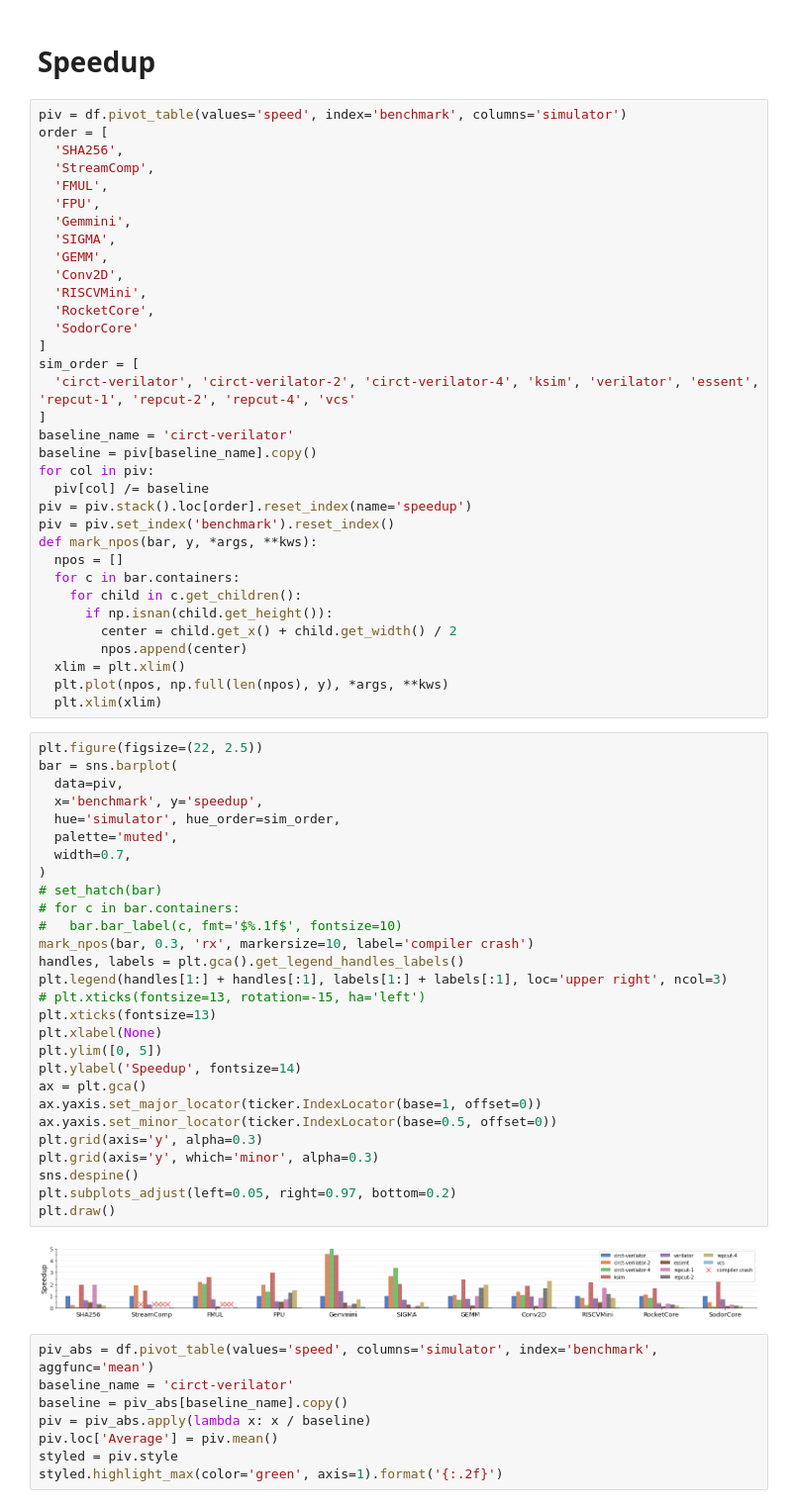
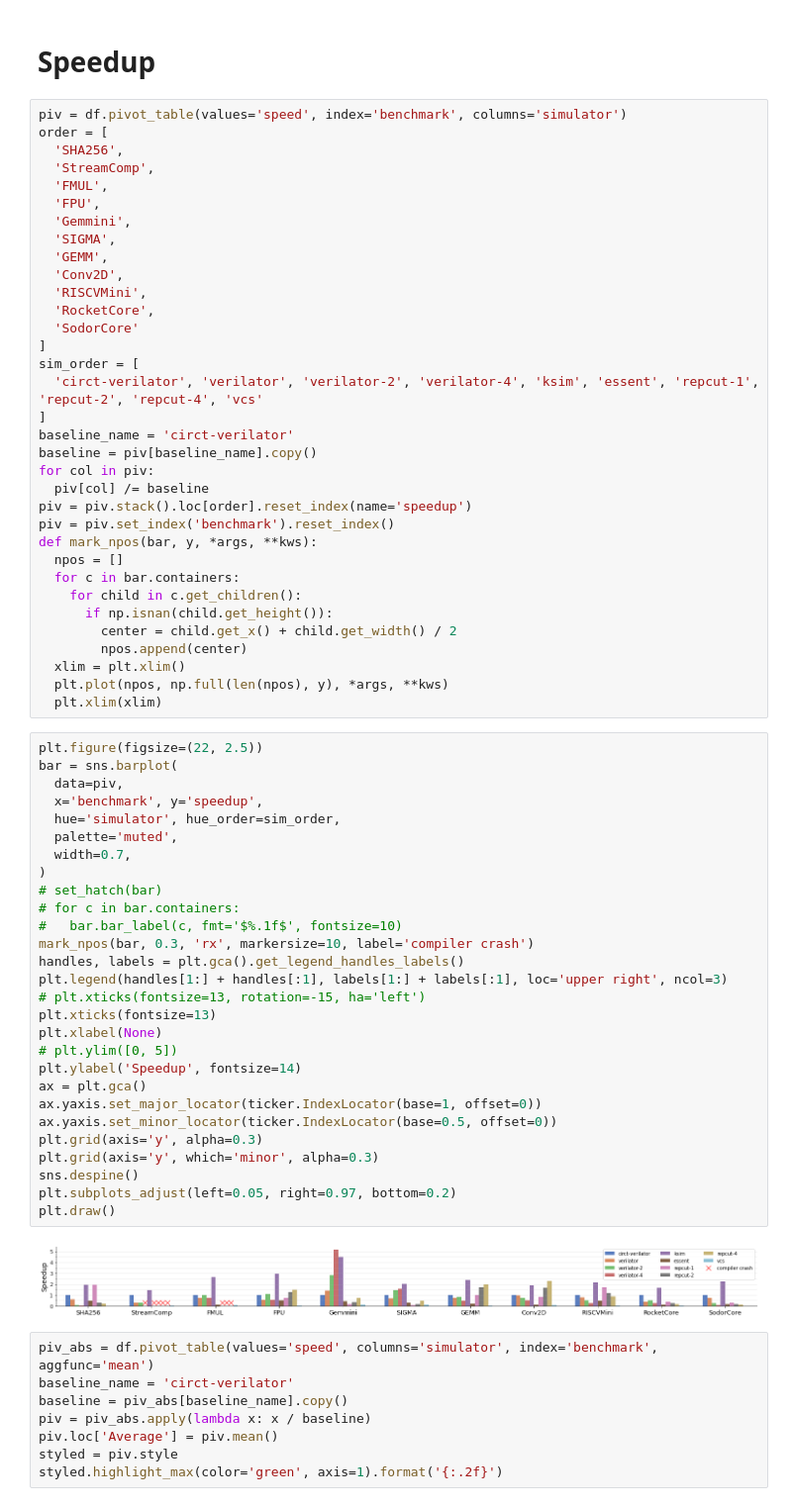
Before and after one commit to pku-liang/ksim-ae, a Jupyter notebook: analysis/analysis.ipynb, the cells around one changed output. Shown at 99% size. Drawn from its saved outputs; the diff is of its cells as text.

Commit message:
update verilator

```diff
--- a/analysis/analysis.ipynb
+++ b/analysis/analysis.ipynb
@@ -43,7 +43,7 @@ order = [
   'SodorCore'
 ]
 sim_order = [
-  'circt-verilator', 'circt-verilator-2', 'circt-verilator-4', 'ksim', 'verilator', 'essent', 'repcut-1', 'repcut-2', 'repcut-4', 'vcs'
+  'circt-verilator', 'verilator', 'verilator-2', 'verilator-4', 'ksim', 'essent', 'repcut-1', 'repcut-2', 'repcut-4', 'vcs'
 ]
 baseline_name = 'circt-verilator'
 baseline = piv[baseline_name].copy()
@@ -64,33 +64,33 @@ def mark_npos(bar, y, *args, **kws):
 # %%
 plt.figure(figsize=(22, 2.5))
 bar = sns.barplot(
   data=piv,
   x='benchmark', y='speedup',
   hue='simulator', hue_order=sim_order,
   palette='muted',
   width=0.7,
 )
 # set_hatch(bar)
 # for c in bar.containers:
 #   bar.bar_label(c, fmt='$%.1f$', fontsize=10)
 mark_npos(bar, 0.3, 'rx', markersize=10, label='compiler crash')
 handles, labels = plt.gca().get_legend_handles_labels()
 plt.legend(handles[1:] + handles[:1], labels[1:] + labels[:1], loc='upper right', ncol=3)
 # plt.xticks(fontsize=13, rotation=-15, ha='left')
 plt.xticks(fontsize=13)
 plt.xlabel(None)
-plt.ylim([0, 5])
+# plt.ylim([0, 5])
 plt.ylabel('Speedup', fontsize=14)
 ax = plt.gca()
 ax.yaxis.set_major_locator(ticker.IndexLocator(base=1, offset=0))
 ax.yaxis.set_minor_locator(ticker.IndexLocator(base=0.5, offset=0))
 plt.grid(axis='y', alpha=0.3)
 plt.grid(axis='y', which='minor', alpha=0.3)
 sns.despine()
 plt.subplots_adjust(left=0.05, right=0.97, bottom=0.2)
 plt.draw()
 # %% [output]
-[figure, old version]
+[figure, new version]
 # %%
 piv_abs = df.pivot_table(values='speed', columns='simulator', index='benchmark', aggfunc='mean')
 baseline_name = 'circt-verilator'
```
Also changed, not shown: parts of 4 cells of this notebook, 11 other files.
